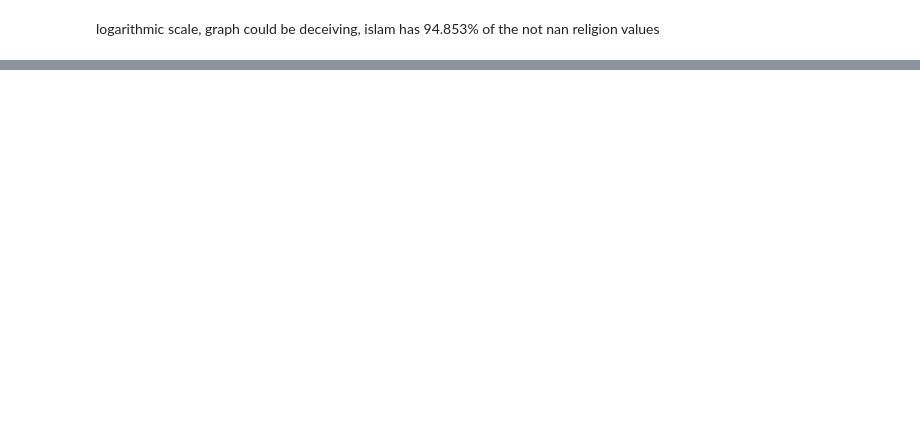
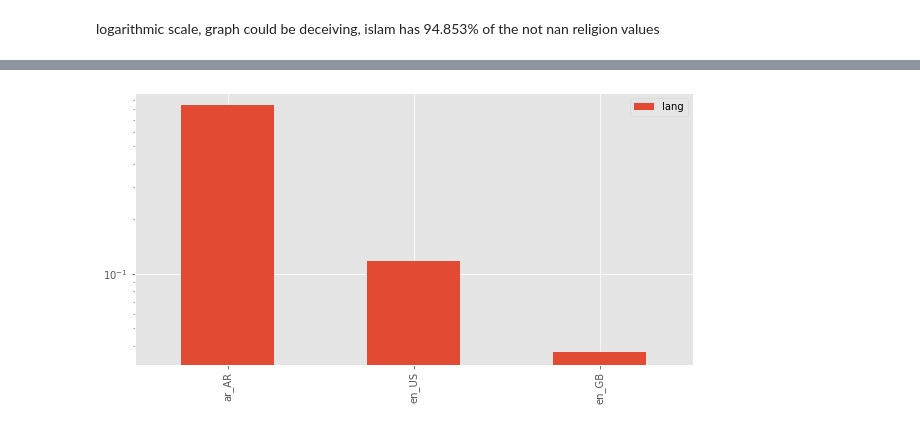
Before and after one commit to MohamedSuwan/Codewars, a Jupyter notebook: Random Projects/Jordan FB analysis.ipynb, the cells around one changed output, grey strips where cells are left out. Drawn from its saved outputs; the diff is of its cells as text; code cells hidden in the pictures; blank space fills up the shorter version.

```diff
--- a/Random Projects/Jordan FB analysis.ipynb
+++ b/Random Projects/Jordan FB analysis.ipynb
@@ -139,0 +147,6 @@ plt.yscale("log")
+# %%
+df["lang"].value_counts(normalize=True)[0:3].plot(figsize=(10,5),kind="bar")
+plt.legend()
+plt.yscale("log")
+# %% [output]
+[figure, added]
```
Also changed, not shown: parts of 10 cells of this notebook.
